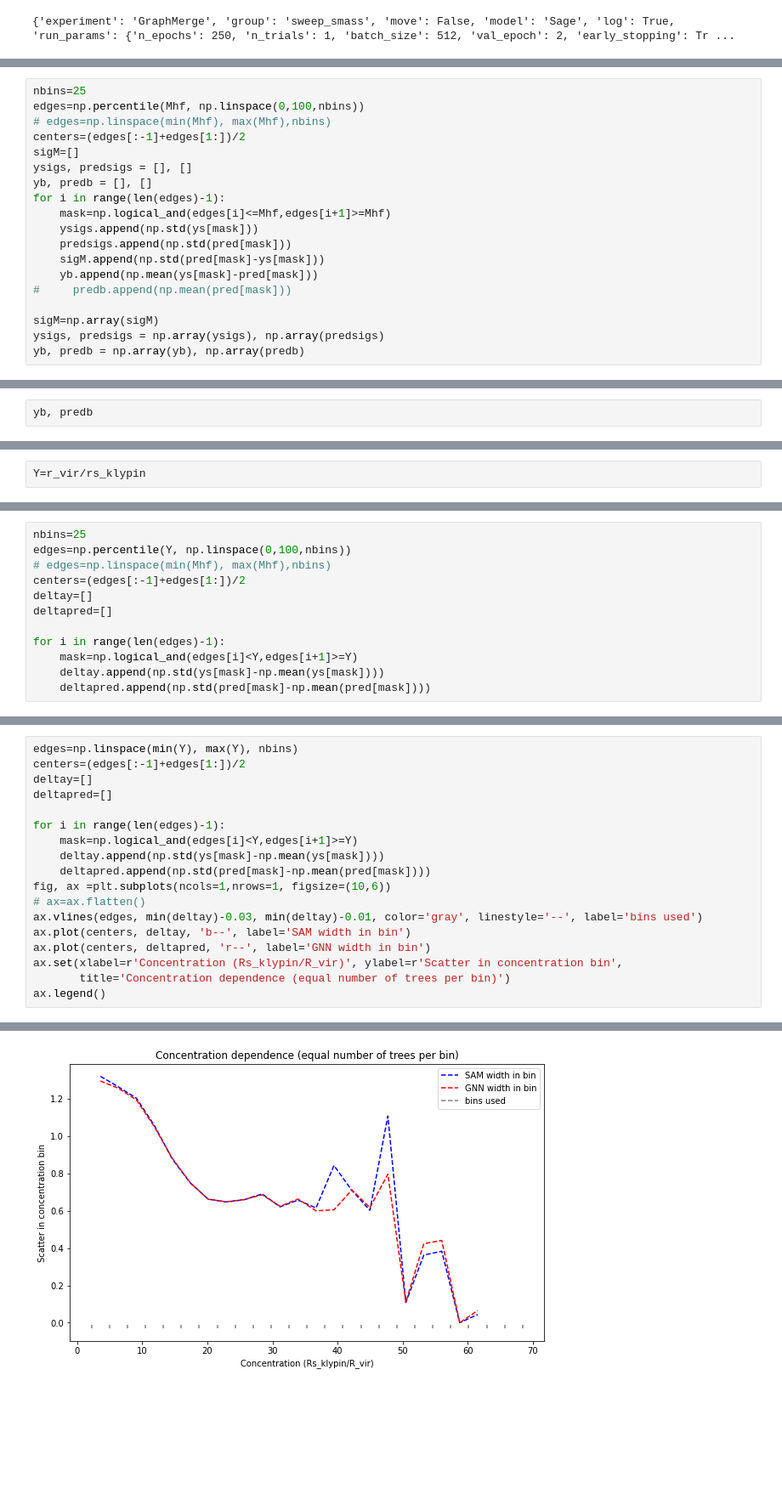
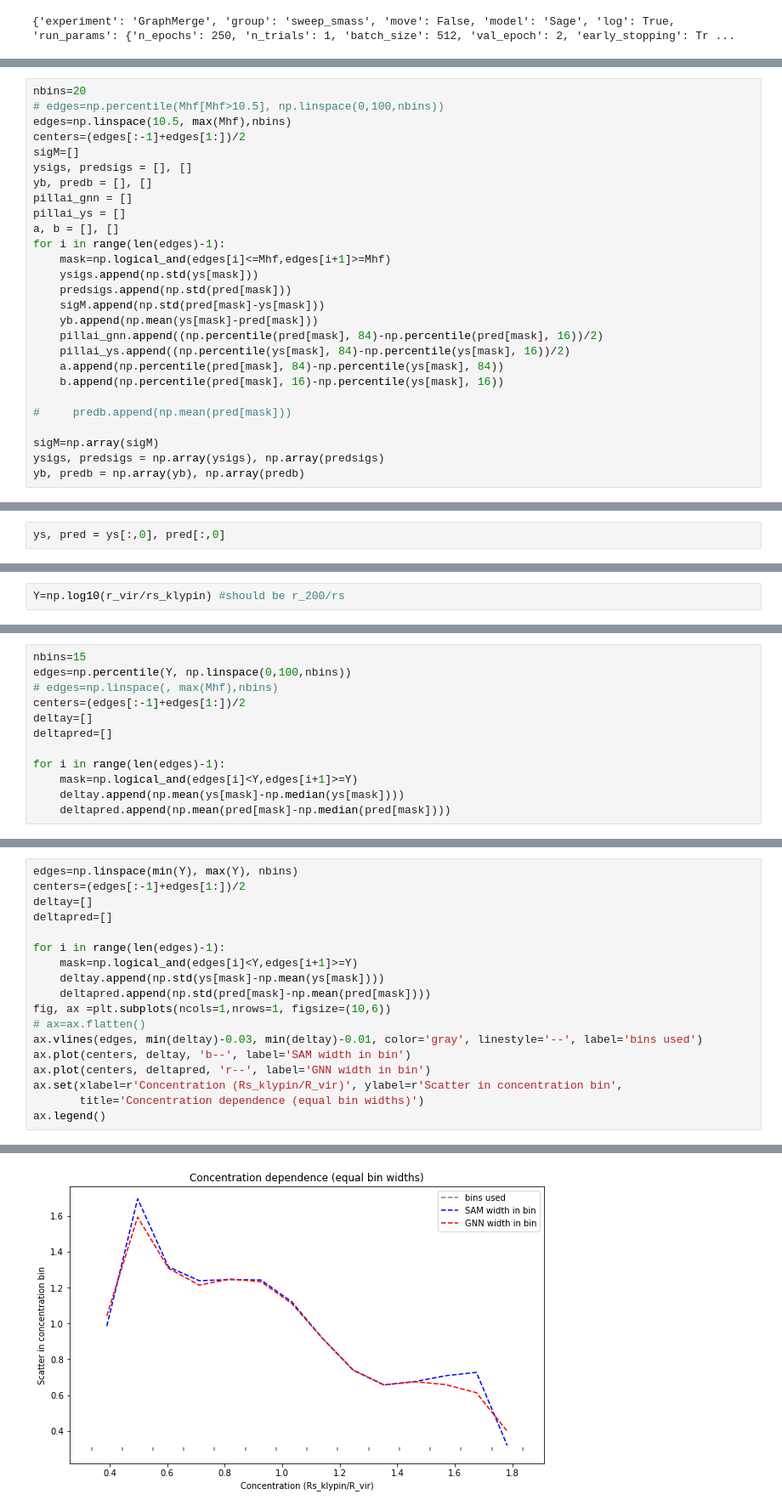
Before and after one commit to astrockragh/Mangrove, a Jupyter notebook: analysis/physics_plots_mstar.ipynb, the cells around one changed output, grey strips where cells are left out. Shown at 85% size. Drawn from its saved outputs; the diff is of its cells as text; blank space fills up the shorter version.

Commit message:
plots

```diff
--- a/analysis/physics_plots_mstar.ipynb
+++ b/analysis/physics_plots_mstar.ipynb
@@ -69,17 +109,25 @@ dict_keys([0, 2, 4, 10, 11, 12, 13, 14, 15, 16, 17, 18, 19, 20, 21, 22, 23, 24,
 # %%
-nbins=25
-edges=np.percentile(Mhf, np.linspace(0,100,nbins))
-# edges=np.linspace(min(Mhf), max(Mhf),nbins)
+nbins=20
+# edges=np.percentile(Mhf[Mhf>10.5], np.linspace(0,100,nbins))
+edges=np.linspace(10.5, max(Mhf),nbins)
 centers=(edges[:-1]+edges[1:])/2
 sigM=[]
 ysigs, predsigs = [], []
 yb, predb = [], []
+pillai_gnn = []
+pillai_ys = []
+a, b = [], []
 for i in range(len(edges)-1):
     mask=np.logical_and(edges[i]<=Mhf,edges[i+1]>=Mhf)
     ysigs.append(np.std(ys[mask]))
     predsigs.append(np.std(pred[mask]))
     sigM.append(np.std(pred[mask]-ys[mask]))
     yb.append(np.mean(ys[mask]-pred[mask]))
+    pillai_gnn.append((np.percentile(pred[mask], 84)-np.percentile(pred[mask], 16))/2)
+    pillai_ys.append((np.percentile(ys[mask], 84)-np.percentile(ys[mask], 16))/2)
+    a.append(np.percentile(pred[mask], 84)-np.percentile(ys[mask], 84))
+    b.append(np.percentile(pred[mask], 16)-np.percentile(ys[mask], 16))
+
 #     predb.append(np.mean(pred[mask]))
 
 sigM=np.array(sigM)
@@ -123,2 +181,2 @@ ybs, predbs = np.array(ybs),np.array(predbs)
 # %%
-yb, predb
+ys, pred = ys[:,0], pred[:,0]
@@ -223,2 +321,2 @@ ax[1].legend()
 # %%
-Y=r_vir/rs_klypin
+Y=np.log10(r_vir/rs_klypin) #should be r_200/rs
@@ -225,12 +325,12 @@ Y=r_vir/rs_klypin
 # %%
-nbins=25
+nbins=15
 edges=np.percentile(Y, np.linspace(0,100,nbins))
-# edges=np.linspace(min(Mhf), max(Mhf),nbins)
+# edges=np.linspace(, max(Mhf),nbins)
 centers=(edges[:-1]+edges[1:])/2
 deltay=[]
 deltapred=[]
 
 for i in range(len(edges)-1):
     mask=np.logical_and(edges[i]<Y,edges[i+1]>=Y)
-    deltay.append(np.std(ys[mask]-np.mean(ys[mask])))
-    deltapred.append(np.std(pred[mask]-np.mean(pred[mask])))
+    deltay.append(np.mean(ys[mask]-np.median(ys[mask])))
+    deltapred.append(np.mean(pred[mask]-np.median(pred[mask])))
@@ -249,21 +355,21 @@ ax.legend()
 # %%
 edges=np.linspace(min(Y), max(Y), nbins)
 centers=(edges[:-1]+edges[1:])/2
 deltay=[]
 deltapred=[]
 
 for i in range(len(edges)-1):
     mask=np.logical_and(edges[i]<Y,edges[i+1]>=Y)
     deltay.append(np.std(ys[mask]-np.mean(ys[mask])))
     deltapred.append(np.std(pred[mask]-np.mean(pred[mask])))
 fig, ax =plt.subplots(ncols=1,nrows=1, figsize=(10,6))
 # ax=ax.flatten()
 ax.vlines(edges, min(deltay)-0.03, min(deltay)-0.01, color='gray', linestyle='--', label='bins used')
 ax.plot(centers, deltay, 'b--', label='SAM width in bin')
 ax.plot(centers, deltapred, 'r--', label='GNN width in bin')
 ax.set(xlabel=r'Concentration (Rs_klypin/R_vir)', ylabel=r'Scatter in concentration bin',
-       title='Concentration dependence (equal number of trees per bin)')
+       title='Concentration dependence (equal bin widths)')
 ax.legend()
 # %% [output]
 <matplotlib.legend.Legend at 0x...>
-[figure, old version]
+[figure, new version]
```
Also changed, not shown: parts of 30 cells of this notebook, 39 other files.
